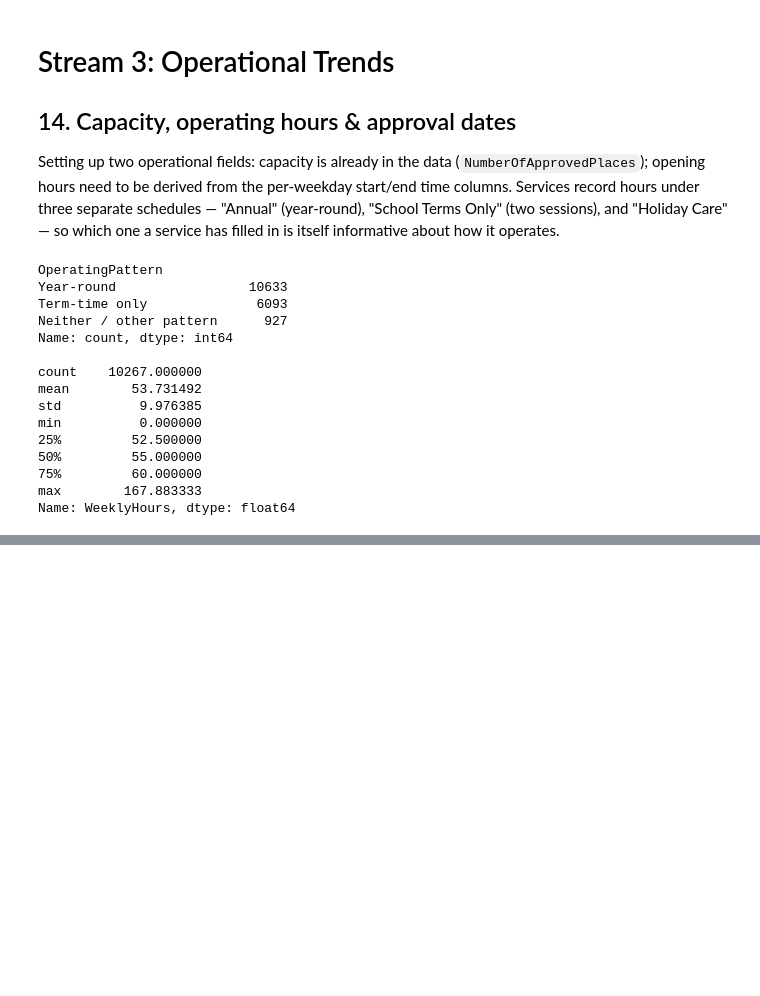
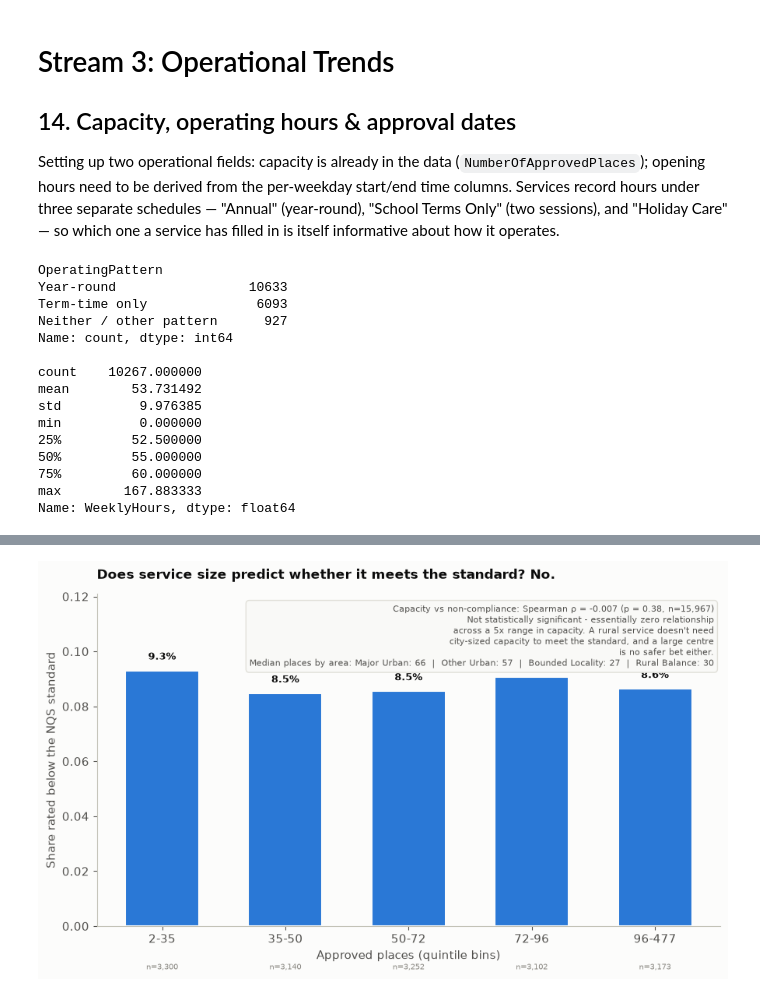
Before and after one commit to martvanhoorn2003-svg/Mart, a Jupyter notebook: ACECQA_Service_Quality_Analysis.ipynb, the cells around one changed output, grey strips where cells are left out. Drawn from its saved outputs; the diff is of its cells as text; code cells hidden in the pictures; blank space fills up the shorter version.

```diff
--- a/ACECQA_Service_Quality_Analysis.ipynb
+++ b/ACECQA_Service_Quality_Analysis.ipynb
@@ -932,0 +839,61 @@ summary["ldc_termtime_exceeding_pct"] = round(float(ldc_exceeding11.get("Term-ti
+# %%
+
+# Family Day Care excluded: capacity is recorded per individually-registered
+# educator across a scheme, not as a single site limit, so NumberOfApprovedPlaces
+# is populated for only 2 of 417 FDC services - not enough for a meaningful median.
+d10 = df[~df["PrimaryServiceType"].isin(["Other", "Family Day Care"])].copy()
+d10 = d10.dropna(subset=["NumberOfApprovedPlaces"])
+d10 = d10[d10["OverallRating"].notna()]
+d10["OverallRating"] = d10["OverallRating"].astype(str)
+d10 = d10[d10["OverallRating"] != NOT_YET_ASSESSED]
+d10["BelowStandard"] = d10["OverallRating"].isin(["Working Towards NQS", "Significant Improvement Required"]).astype(int)
+sos_places = df.groupby("SOS_Category")["NumberOfApprovedPlaces"].median()
+
+# Quantile bins (not fixed cutoffs) so each bin has enough services for a
+# reliable rate and the labels show the real capacity range.
+d10["cap_bin"], edges10 = pd.qcut(d10["NumberOfApprovedPlaces"], q=5, retbins=True, duplicates="drop")
+labels10 = [f"{int(edges10[i])}-{int(edges10[i + 1])}" for i in range(len(edges10) - 1)]
+d10["cap_bin"] = pd.qcut(d10["NumberOfApprovedPlaces"], q=5, labels=labels10, duplicates="drop")
+props10 = d10.groupby("cap_bin", observed=True)["BelowStandard"].mean()
+counts10 = d10["cap_bin"].value_counts().reindex(labels10)
+
+rho10, pval10 = stats.spearmanr(d10["NumberOfApprovedPlaces"], d10["BelowStandard"])
+
+ymax10 = max(props10.max() * 1.3, 0.05)
+fig, ax = plt.subplots(figsize=(9, 5.5))
+bars = ax.bar(labels10, props10.reindex(labels10).values, color=CAT["blue"], width=0.6, edgecolor=SURFACE, linewidth=1.5)
+for bar, lbl in zip(bars, labels10):
+    ax.text(bar.get_x() + bar.get_width() / 2, bar.get_height() + 0.004, f"{bar.get_height():.1%}",
+            ha="center", fontsize=9, color=INK_PRIMARY, fontweight="bold")
+    ax.text(bar.get_x() + bar.get_width() / 2, -0.13 * ymax10, f"n={counts10[lbl]:,}",
+            ha="center", fontsize=7.5, color=INK_MUTED)
+ax.set_ylim(0, ymax10)
+ax.set_xlabel("Approved places (quintile bins)")
+ax.set_ylabel("Share rated below the NQS standard")
+ax.set_title("Does service size predict whether it meets the standard? No.",
+             fontsize=12.5, fontweight="bold", color=INK_PRIMARY, loc="left", pad=14)
+sos_line10 = "  |  ".join(f"{cat}: {sos_places[cat]:.0f}" for cat in SOS_ORDER)
+ax.text(0.99, 0.97,
+        f"Capacity vs non-compliance: Spearman ρ = {rho10:.3f} (p = {pval10:.2g}, n={len(d10):,})\n"
+        "Not statistically significant - essentially zero relationship\n"
+        "across a 5x range in capacity. A rural service doesn't need\n"
+        "city-sized capacity to meet the standard, and a large centre\n"
+        "is no safer bet either.\n"
+        f"Median places by area: {sos_line10}",
+        transform=ax.transAxes, ha="right", va="top", fontsize=8, color=INK_SECONDARY,
+        bbox=dict(boxstyle="round,pad=0.4", facecolor="#f9f9f7", edgecolor=GRIDLINE))
+for spine in ["top", "right"]:
+    ax.spines[spine].set_visible(False)
+ax.spines["left"].set_color(BASELINE); ax.spines["bottom"].set_color(BASELINE)
+fig.tight_layout()
+fig.savefig(FIG_DIR / "10_capacity_by_type.png", dpi=200)
+plt.show()
+
+for cat in SOS_ORDER:
+    summary[f"median_places_{cat.lower().replace(' ', '_')}"] = round(float(sos_places[cat]), 1)
+summary["capacity_noncompliance_spearman_rho"] = round(float(rho10), 4)
+summary["capacity_noncompliance_spearman_p"] = float(pval10)
+summary["noncompliance_pct_smallest_capacity_bin"] = round(float(props10.iloc[0]) * 100, 1)
+summary["noncompliance_pct_largest_capacity_bin"] = round(float(props10.iloc[-1]) * 100, 1)
+# %% [output]
+[figure, added]
```
Also changed, not shown: parts of 13 cells of this notebook, 9 other files.
